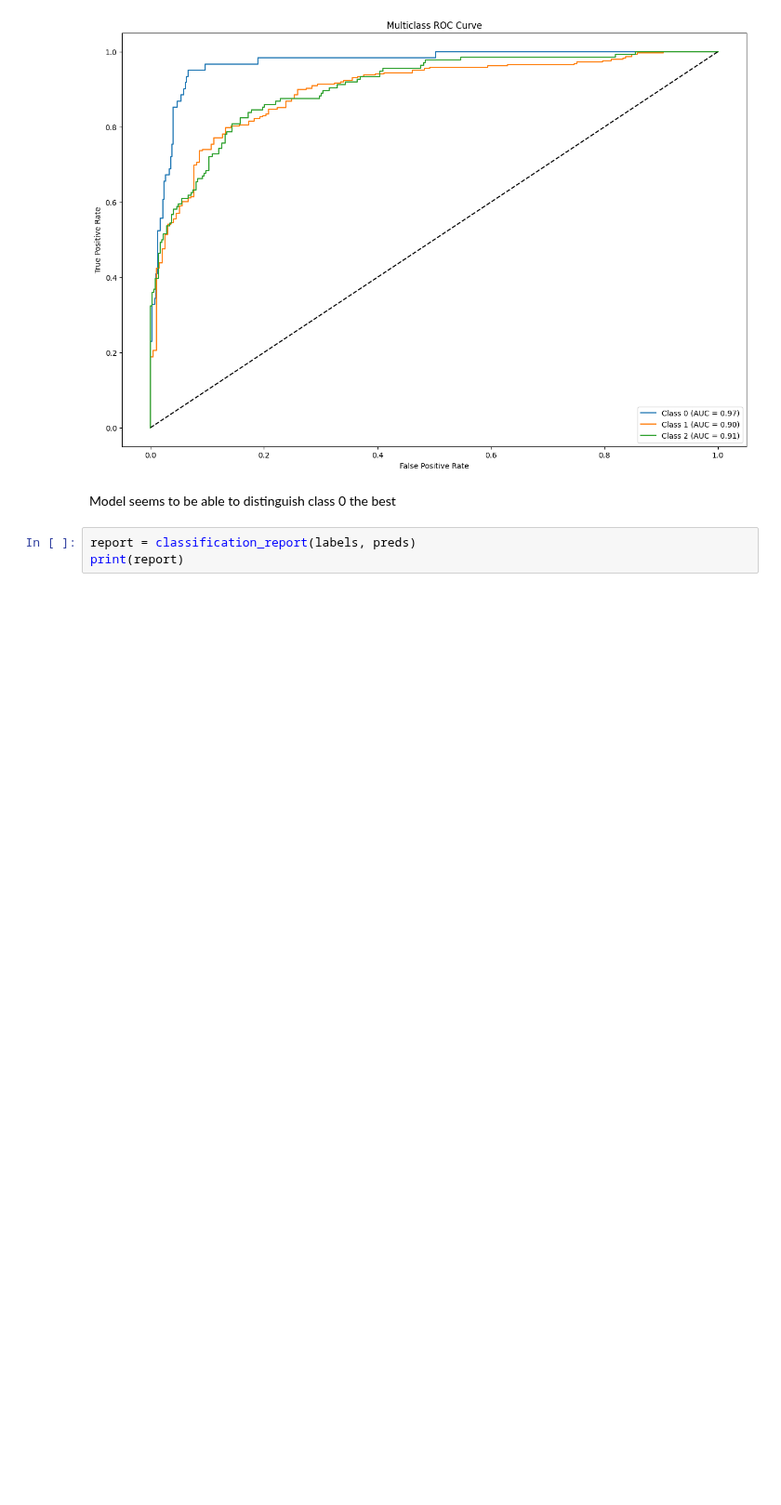
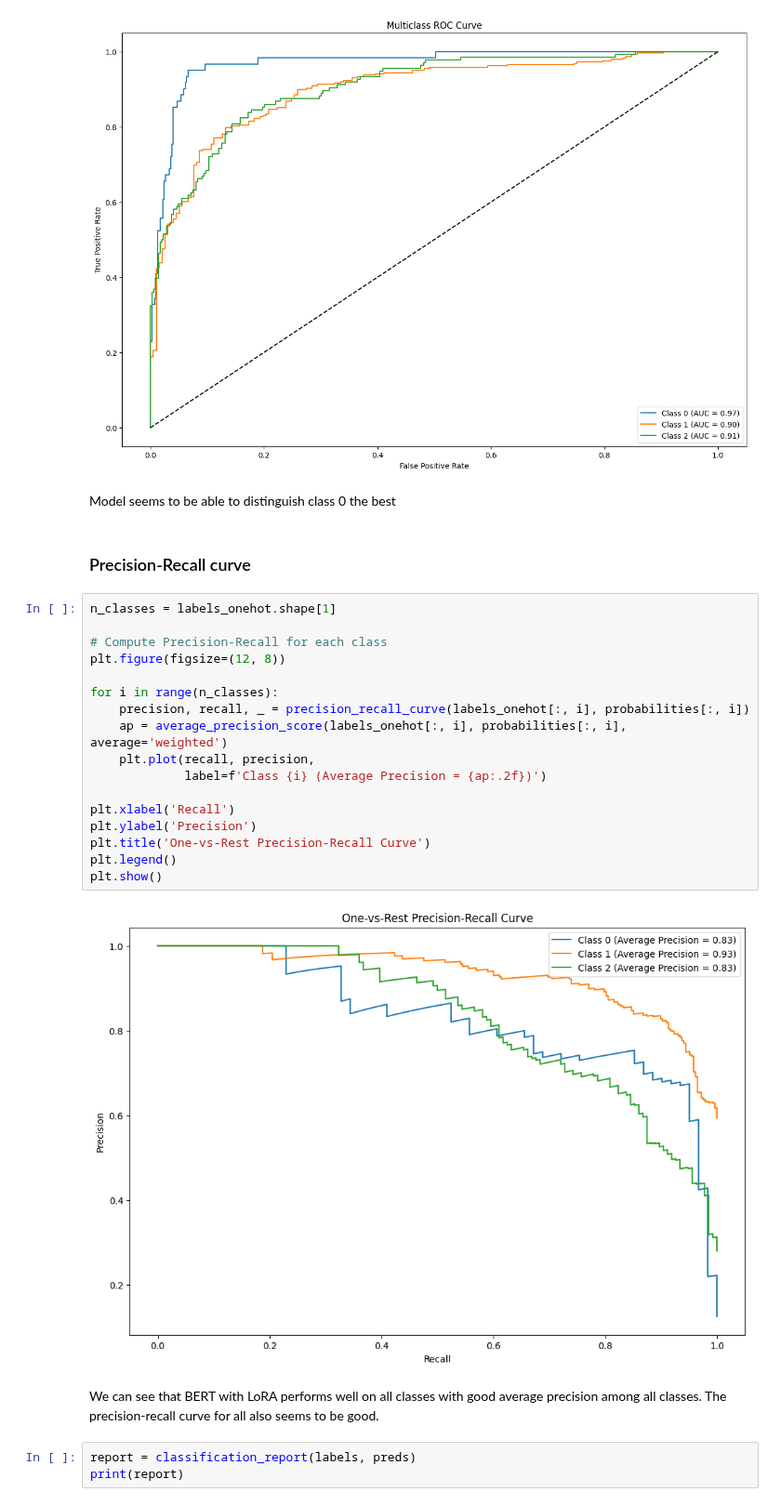
Before and after one commit to yjiahao/natural-language-processing, a Jupyter notebook: assignment_3_finetuning/src/finetune_BERT_LoRA.ipynb, the cells around one changed output. Shown at 93% size. Cells and saved outputs as stored; diff of their text form; blank space fills up the shorter version.

Commit message:
add precision-recall curve

```diff
--- a/assignment_3_finetuning/src/finetune_BERT_LoRA.ipynb
+++ b/assignment_3_finetuning/src/finetune_BERT_LoRA.ipynb
@@ -205,6 +211,29 @@ plt.show()
 [figure]
 # %% [markdown]
 Model seems to be able to distinguish class 0 the best
+# %% [markdown]
+### Precision-Recall curve
+# %%
+n_classes = labels_onehot.shape[1]
+
+# Compute Precision-Recall for each class
+plt.figure(figsize=(12, 8))
+
+for i in range(n_classes):
+    precision, recall, _ = precision_recall_curve(labels_onehot[:, i], probabilities[:, i])
+    ap = average_precision_score(labels_onehot[:, i], probabilities[:, i], average='weighted')
+    plt.plot(recall, precision,
+             label=f'Class {i} (Average Precision = {ap:.2f})')
+
+plt.xlabel('Recall')
+plt.ylabel('Precision')
+plt.title('One-vs-Rest Precision-Recall Curve')
+plt.legend()
+plt.show()
+# %% [output]
+[figure, added]
+# %% [markdown]
+We can see that BERT with LoRA performs well on all classes with good average precision among all classes. The precision-recall curve for all also seems to be good.
 # %%
 report = classification_report(labels, preds)
 print(report)
```
Also changed, not shown: parts of 4 cells of this notebook.
